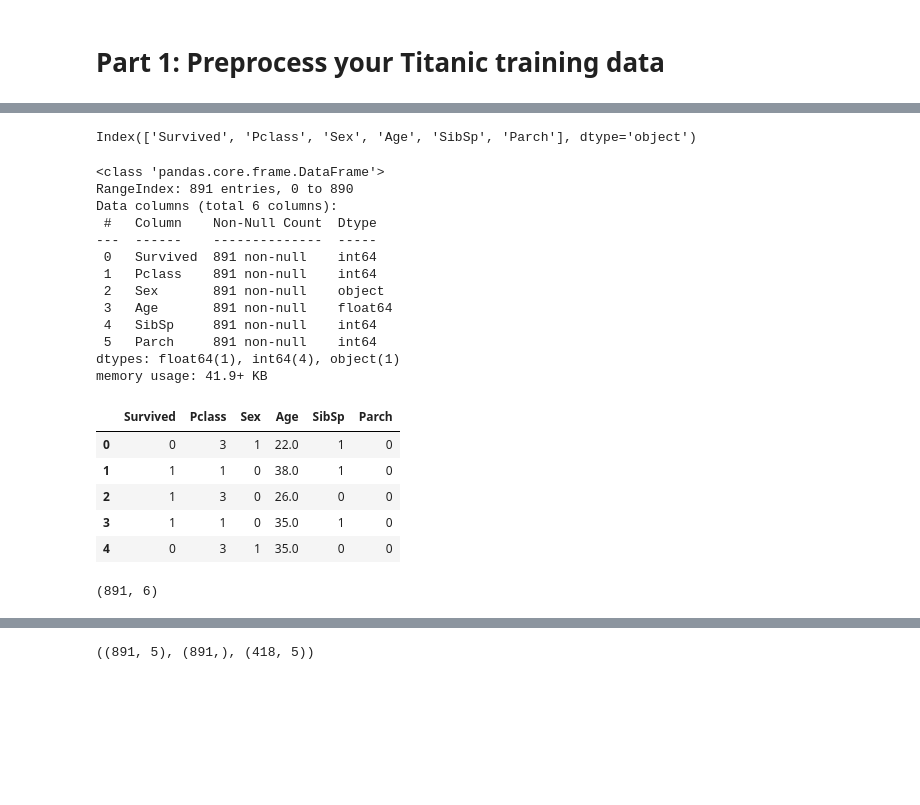
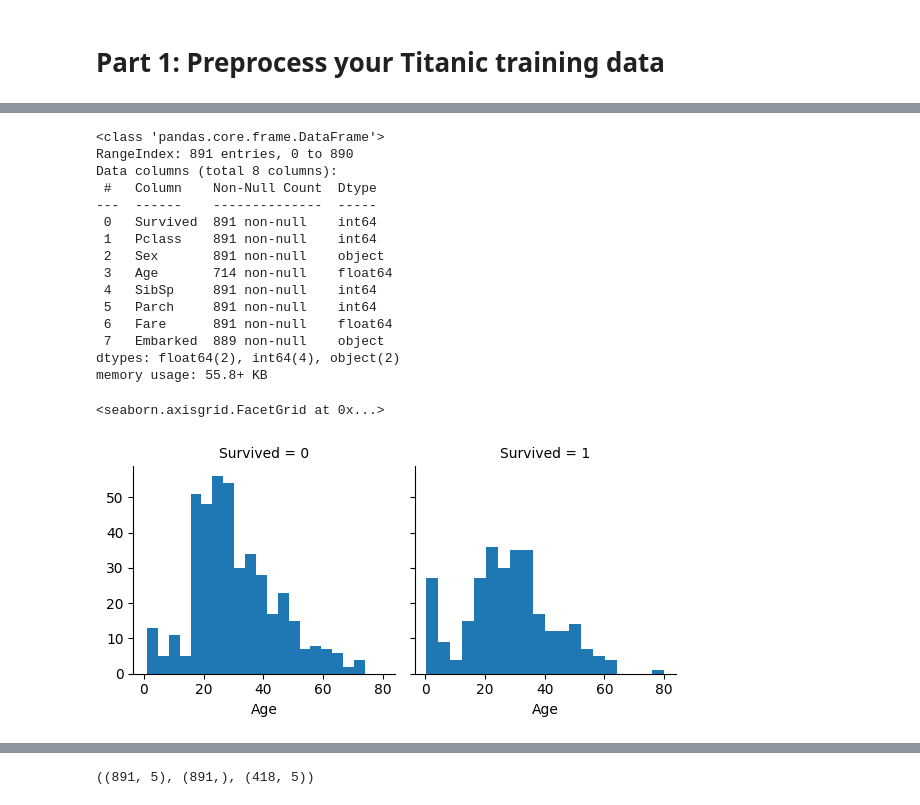
Before and after one commit to Viknesh-Rajaramon/Data-Mining, a Jupyter notebook: HW2/HW2_Task1.ipynb, the cells around one changed output, grey strips where cells are left out. Drawn from its saved outputs; the diff is of its cells as text; code cells hidden in the pictures; blank space fills up the shorter version.

```diff
--- a/HW2/HW2_Task1.ipynb
+++ b/HW2/HW2_Task1.ipynb
@@ -32,38 +99,28 @@ Index(['PassengerId', 'Survived', 'Pclass', 'Name', 'Sex', 'Age', 'SibSp',
 # %%
-train_df = train_df.drop(columns = ["PassengerId", "Name", "Ticket", "Fare", "Cabin", "Embarked"], axis = 1)
-test_df = test_df.drop(columns = ["Name", "Ticket", "Fare", "Cabin", "Embarked"], axis = 1)
-train_df.columns
+train_df = train_df.drop(columns = ["PassengerId", "Name", "Ticket", "Cabin"], axis = 1)
+test_df = test_df.drop(columns = ["Name", "Ticket", "Cabin"], axis = 1)
+combine = [train_df, test_df]
+
+train_df.info()
 # %% [output]
-Index(['Survived', 'Pclass', 'Sex', 'Age', 'SibSp', 'Parch'], dtype='object')
+<class 'pandas.core.frame.DataFrame'>
+RangeIndex: 891 entries, 0 to 890
+Data columns (total 8 columns):
+ #   Column    Non-Null Count  Dtype
+---  ------    --------------  -----
+ 0   Survived  891 non-null    int64
+ 1   Pclass    891 non-null    int64
+ 2   Sex       891 non-null    object
+ 3   Age       714 non-null    float64
+ 4   SibSp     891 non-null    int64
+ 5   Parch     891 non-null    int64
+ 6   Fare      891 non-null    float64
+ 7   Embarked  889 non-null    object
+dtypes: float64(2), int64(4), object(2)
+memory usage: 55.8+ KB
-# %%
-train_df = train_df.fillna(train_df["Age"].mean())
-train_df.info()
-# %% [output]
-<class 'pandas.core.frame.DataFrame'>
-RangeIndex: 891 entries, 0 to 890
-Data columns (total 6 columns):
- #   Column    Non-Null Count  Dtype
----  ------    --------------  -----
- 0   Survived  891 non-null    int64
- 1   Pclass    891 non-null    int64
- 2   Sex       891 non-null    object
- 3   Age       891 non-null    float64
- 4   SibSp     891 non-null    int64
- 5   Parch     891 non-null    int64
-dtypes: float64(1), int64(4), object(1)
-memory usage: 41.9+ KB
-# %%
-train_df["Sex"] = train_df["Sex"].map({"female" : 0, "male" : 1}).astype(int)
-test_df["Sex"] = test_df["Sex"].map({"female" : 0, "male" : 1}).astype(int)
-train_df.head()
-# %% [output]
-|  | Survived | Pclass | Sex | Age | SibSp | Parch |
-| 0 | 0 | 3 | 1 | 22.0 | 1 | 0 |
-| 1 | 1 | 1 | 0 | 38.0 | 1 | 0 |
-| 2 | 1 | 3 | 0 | 26.0 | 0 | 0 |
-| 3 | 1 | 1 | 0 | 35.0 | 1 | 0 |
-| 4 | 0 | 3 | 1 | 35.0 | 0 | 0 |
-# %%
-train_df.shape
-# %% [output]
-(891, 6)
+# %%
+g = sns.FacetGrid(train_df, col='Survived')
+g.map(plt.hist, 'Age', bins=20)
+# %% [output]
+<seaborn.axisgrid.FacetGrid at 0x...>
+[figure, added]
```
Also changed, not shown: parts of 16 cells of this notebook.
